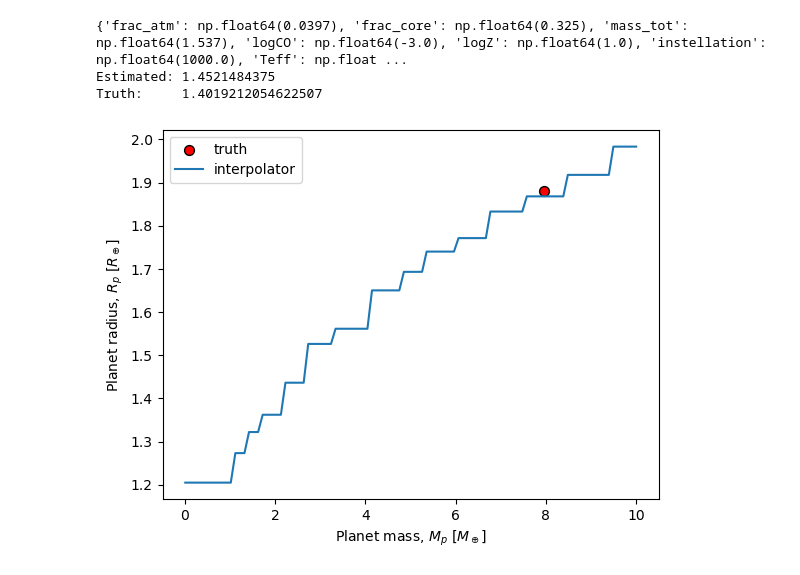
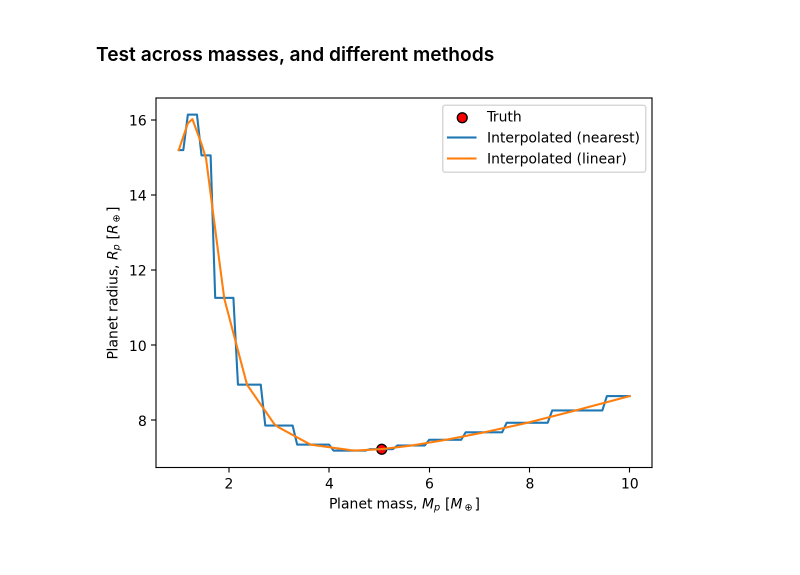
Before and after one commit to nichollsh/InferAGNI, a Jupyter notebook: notebooks/test.ipynb, the cells around one changed output. Saved outputs shown, nothing was run; the diff lists cells and outputs as text; code cells hidden in the pictures.

Commit message:
Regular grid interpolation seems to work?

```diff
--- a/notebooks/test.ipynb
+++ b/notebooks/test.ipynb
@@ -162,39 +193,29 @@ Organise interpolator input data:
 Interpolator created; done.
-# %%
-idx = 263
-
-# order must match dimensions used for the interpolator
-eval_loc = {k: gr.data[k].values[idx]/ia.plot.units[k][0] for k in gr.input_keys}
-print(eval_loc)
-
-# test interpolation...
-val_est = interp(*eval_loc.values())
-val_tru = gr.data["r_phot"].values[idx]*ia.plot.units["r_phot"][0]
-print(f"Estimated: {val_est}")
-print(f"Truth:     {val_tru}")
-# %% [output]
-{'frac_atm': np.float64(0.0397), 'frac_core': np.float64(0.325), 'mass_tot': np.float64(1.537), 'logCO': np.float64(-3.0), 'logZ': np.float64(1.0), 'instellation': np.float64(1000.0), 'Teff': np.float ...
-Estimated: 1.4521484375
-Truth:     1.4019212054622507
+# %% [markdown]
+### Test across masses, and different methods
 # %%
-idx = 673
 
 fig,ax = plt.subplots(1,1)
 
-eval_loc = {k: gr.data[k].values[idx]/ia.plot.units[k][0] for k in gr.input_keys}
-val_tru = gr.data["r_phot"].values[idx]*ia.plot.units["r_phot"][0]
-ax.scatter(eval_loc["mass_tot"], val_tru, s=50, c='r', label="truth", edgecolors='k')
+idx = 100_000
+eval_loc = {k: gr.data[k].values[idx] for k in gr.input_keys}
 
-mass_arr = np.linspace(0.01, 10, 100)
-val_est = []
-for mass in mass_arr:
-    eval_loc["mass_tot"] = mass / ia.plot.units["mass_tot"][0]
-    val_est.append(interp(*eval_loc.values()))
+val_tru = gr.data["r_phot"].values[idx] * ia.plot.units["r_phot"][0]
+ax.scatter(eval_loc["mass_tot"], val_tru, s=50, c='r', label="Truth", edgecolors='k')
 
-ax.plot(mass_arr, val_est, label="interpolator")
+for method in ("nearest","linear",):
+
+    mass_arr = np.linspace(1.0, 10, 100)
+    val_est = []
+    for mass in mass_arr:
+        eval_loc["mass_tot"] = mass
+        val_est.append(interp([*eval_loc.values()], method=method))
+
+    ax.plot(mass_arr, val_est, label=f"Interpolated ({method})")
+
 ax.set(xlabel=ia.plot.units["mass_tot"][2], ylabel=ia.plot.units["r_phot"][2])
 ax.legend()
 
 plt.show()
 # %% [output]
-[figure, old version]
+[figure, new version]
```
Also changed, not shown: parts of 10 cells of this notebook, 2 other files.
